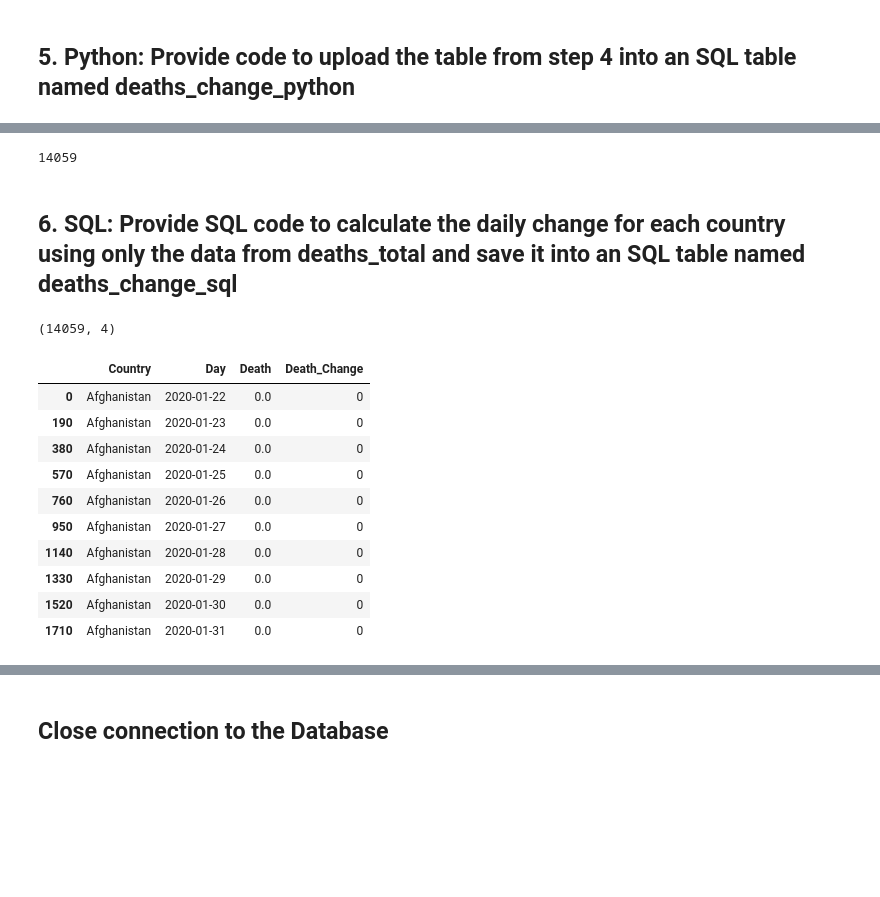
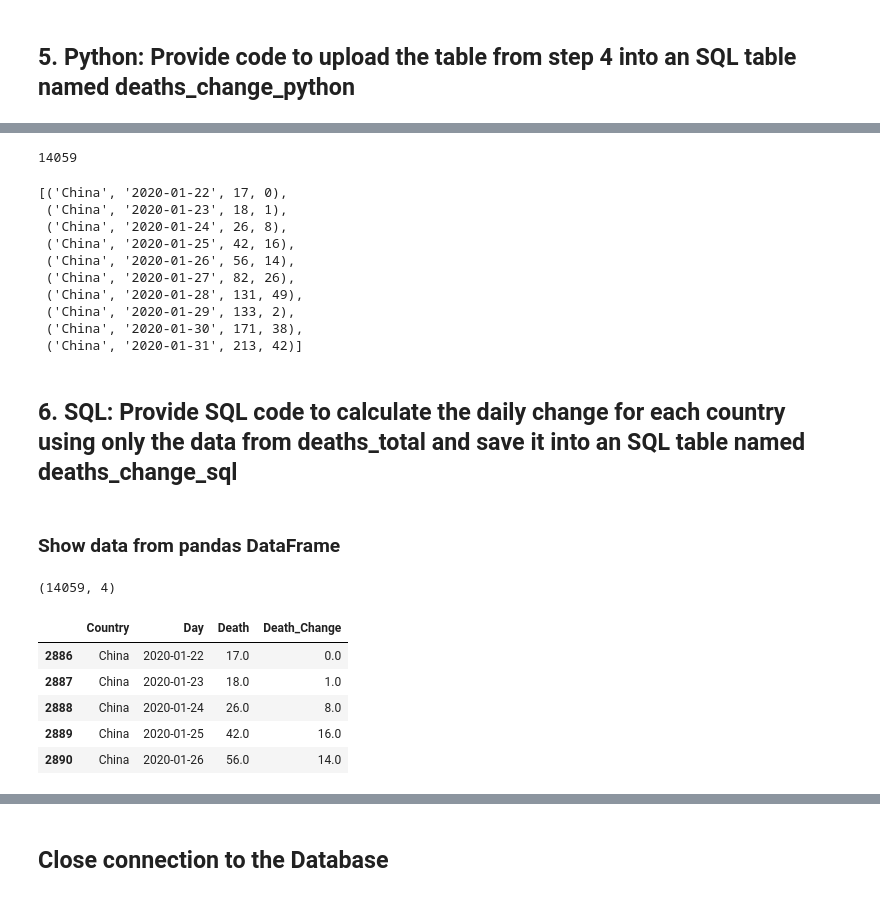
Before and after one commit to syedmehedi/Covid-19, a Jupyter notebook: Covid_Death_Syed.ipynb, the cells around one changed output, grey strips where cells are left out. Cells and saved outputs as stored; diff of their text form; code cells hidden in the pictures; blank space fills up the shorter version.

```diff
--- a/Covid_Death_Syed.ipynb
+++ b/Covid_Death_Syed.ipynb
@@ -298,25 +276,42 @@ for row in c.fetchall():
-# %%
-len(lst_data)
-# %% [output]
-14059
+# %%
+#Show number of records in list and first ten China data from list
+print(len(lst_data))
+lst_data_china=[]
+lst_data[:10]
+for i in lst_data:
+    if i[0]=='China':
+        lst_data_china.append(i)
+lst_data_china[:10]
+# %% [output]
+14059
+[('China', '2020-01-22', 17, 0),
+ ('China', '2020-01-23', 18, 1),
+ ('China', '2020-01-24', 26, 8),
+ ('China', '2020-01-25', 42, 16),
+ ('China', '2020-01-26', 56, 14),
+ ('China', '2020-01-27', 82, 26),
+ ('China', '2020-01-28', 131, 49),
+ ('China', '2020-01-29', 133, 2),
+ ('China', '2020-01-30', 171, 38),
+ ('China', '2020-01-31', 213, 42)]
 # %% [markdown]
 ## 6. SQL: Provide SQL code to calculate the daily change for each country using only the data from deaths_total and save it into an SQL table named deaths_change_sql
-# %%
-print(df_new.shape)
-df_new.head(10)
-# %% [output]
-(14059, 4)
-|  | Country | Day | Death | Death_Change |
-| 0 | Afghanistan | 2020-01-22 | 0.0 | 0 |
-| 190 | Afghanistan | 2020-01-23 | 0.0 | 0 |
-| 380 | Afghanistan | 2020-01-24 | 0.0 | 0 |
-| 570 | Afghanistan | 2020-01-25 | 0.0 | 0 |
-| 760 | Afghanistan | 2020-01-26 | 0.0 | 0 |
-| 950 | Afghanistan | 2020-01-27 | 0.0 | 0 |
-| 1140 | Afghanistan | 2020-01-28 | 0.0 | 0 |
-| 1330 | Afghanistan | 2020-01-29 | 0.0 | 0 |
-| 1520 | Afghanistan | 2020-01-30 | 0.0 | 0 |
-| 1710 | Afghanistan | 2020-01-31 | 0.0 | 0 |
+# %% [markdown]
+### Show data from pandas DataFrame
+# %%
+#Print data from pandas Dataframe. I showed here only china data as many
+#Countries do not have enough death to show change in death
+print(df_change.shape)
+df_china=df_change[df_change['Country']=='China']
+df_china.head()
+# %% [output]
+(14059, 4)
+|  | Country | Day | Death | Death_Change |
+| 2886 | China | 2020-01-22 | 17.0 | 0.0 |
+| 2887 | China | 2020-01-23 | 18.0 | 1.0 |
+| 2888 | China | 2020-01-24 | 26.0 | 8.0 |
+| 2889 | China | 2020-01-25 | 42.0 | 16.0 |
+| 2890 | China | 2020-01-26 | 56.0 | 14.0 |
 # %%
 df_new.to_csv("deaths_total.csv")
 # %%
```
Also changed, not shown: parts of 8 cells of this notebook.
